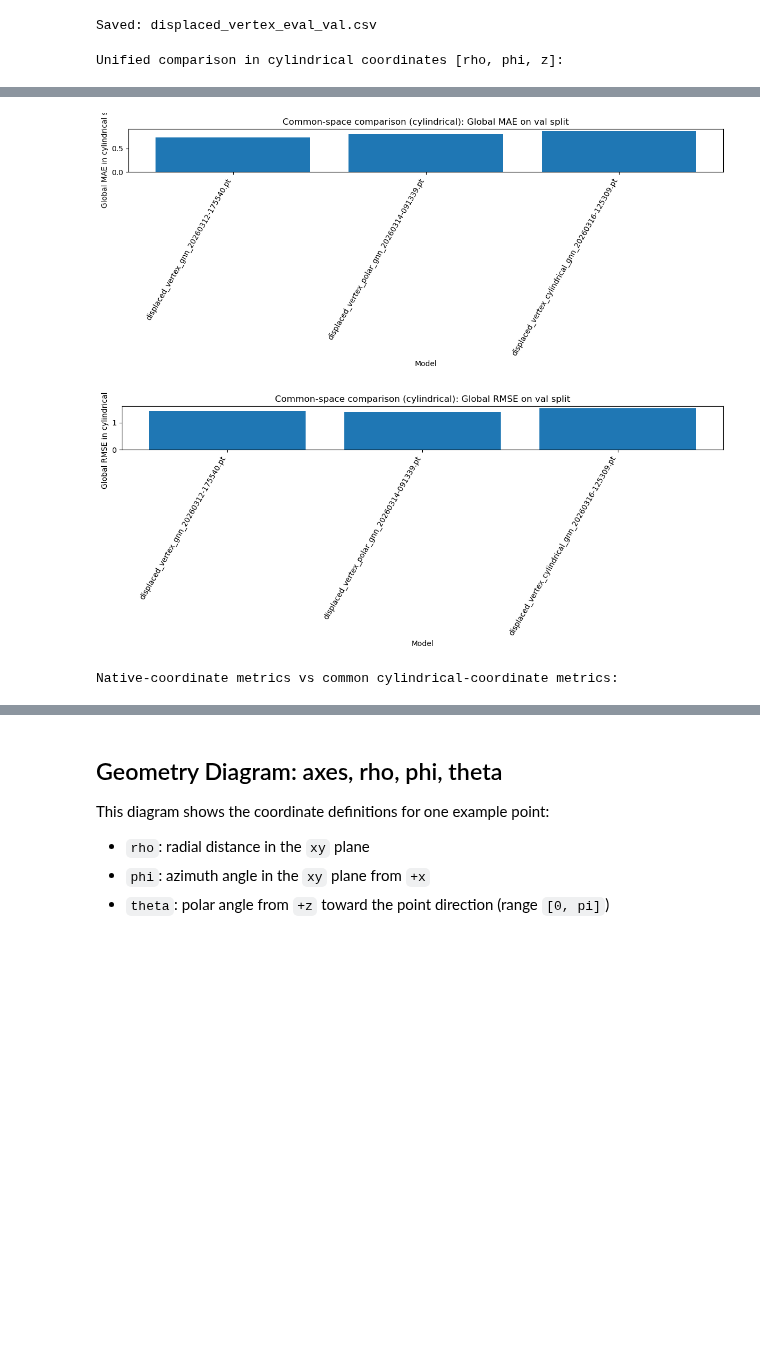
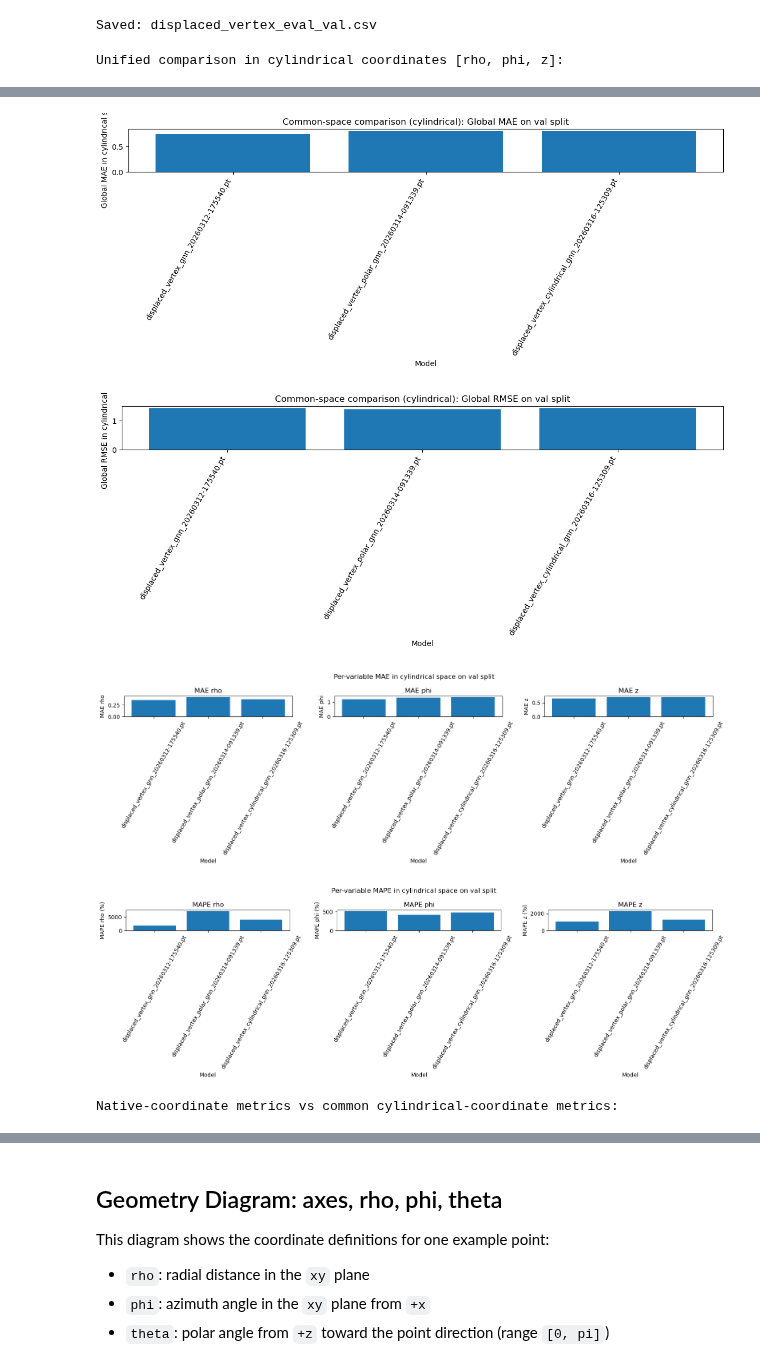
Before and after one commit to davidedicroce/MuonMLDisplacedVtx, a Jupyter notebook: DisplacedVertex_trainResults.ipynb, the cells around one changed output, grey strips where cells are left out. Saved outputs shown, nothing was run; the diff lists cells and outputs as text; code cells hidden in the pictures; blank space fills up the shorter version.

```diff
--- a/DisplacedVertex_trainResults.ipynb
+++ b/DisplacedVertex_trainResults.ipynb
@@ -461,6 +461,7 @@ print("Saved:", out_csv)
 # %% [output]
 Saved: displaced_vertex_eval_val.csv
 # %%
+
 # ------------------------------
 # Common-coordinate comparison (all models in cylindrical coordinates)
 # ------------------------------
@@ -575,6 +576,30 @@ plt.xticks(rotation=60, ha="right")
 plt.tight_layout()
 plt.show()
 
+# Per-variable MAE in cylindrical space (rho, phi, z)
+fig, axes = plt.subplots(1, 3, figsize=(16, 5))
+for i, var in enumerate(["rho", "phi", "z"]):
+    axes[i].bar(plot_cyl["model"].astype(str), plot_cyl[f"mae_{var}"].astype(float))
+    axes[i].set_ylabel(f"MAE {var}")
+    axes[i].set_xlabel("Model")
+    axes[i].set_title(f"MAE {var}")
+    axes[i].tick_params(axis="x", rotation=60)
+plt.suptitle(f"Per-variable MAE in cylindrical space on {EVAL_SPLIT} split")
+plt.tight_layout()
+plt.show()
+
+# Per-variable MAPE in cylindrical space (rho, phi, z)
+fig, axes = plt.subplots(1, 3, figsize=(16, 5))
+for i, var in enumerate(["rho", "phi", "z"]):
+    axes[i].bar(plot_cyl["model"].astype(str), plot_cyl[f"mape_{var}"].astype(float))
+    axes[i].set_ylabel(f"MAPE {var} (%)")
+    axes[i].set_xlabel("Model")
+    axes[i].set_title(f"MAPE {var}")
+    axes[i].tick_params(axis="x", rotation=60)
+plt.suptitle(f"Per-variable MAPE in cylindrical space on {EVAL_SPLIT} split")
+plt.tight_layout()
+plt.show()
+
 # Optional: side-by-side native vs cylindrical-space metric for quick check
 native_vs_cyl = (
     results_df[["model", "coordinate_system", "global_mae", "global_rmse", "global_mape"]]
@@ -598,4 +623,6 @@ Unified comparison in cylindrical coordinates [rho, phi, z]:
-[figure, old version]
+[figure, new version]
-[figure, old version]
+[figure, new version]
+[figure, added]
+[figure, added]
 Native-coordinate metrics vs common cylindrical-coordinate metrics:
 |  | model | coordinate_system | global_mae | global_rmse | global_mape | global_mae_cyl | global_rmse_cyl | ... |
```
Also changed, not shown: parts of 7 cells of this notebook, 3 other files.
